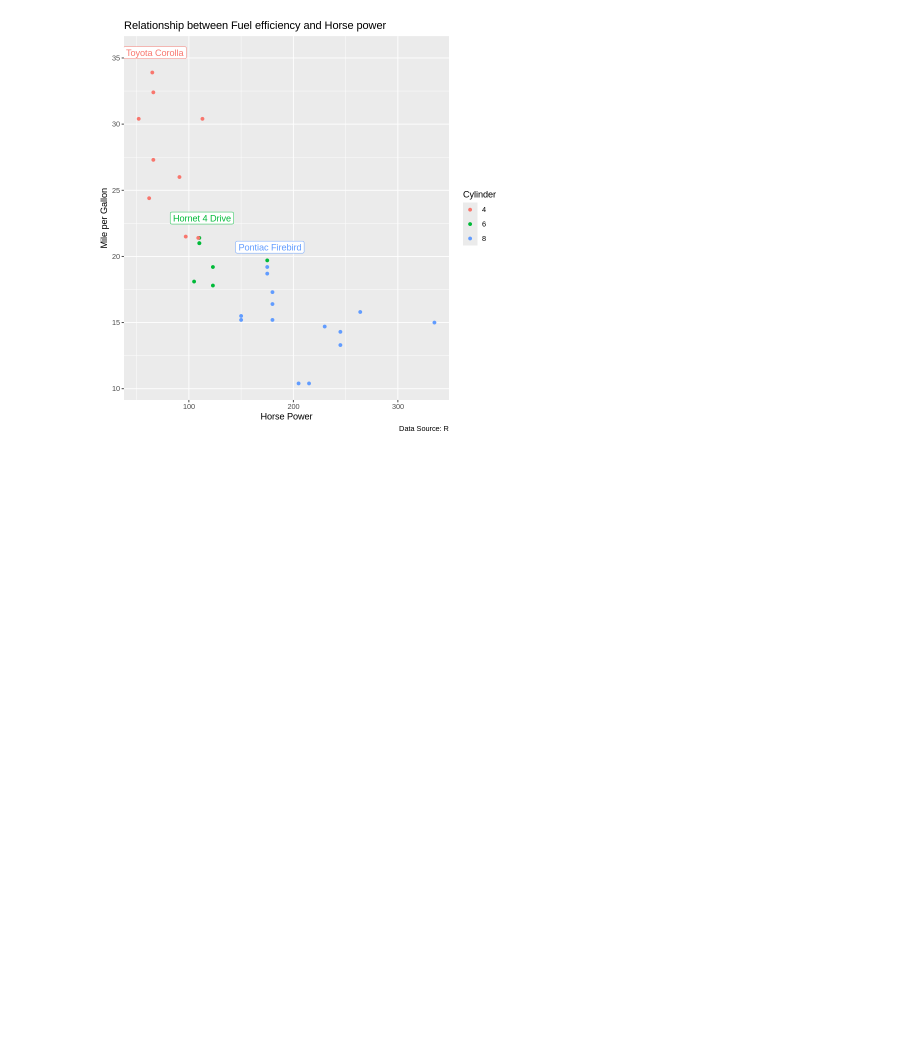
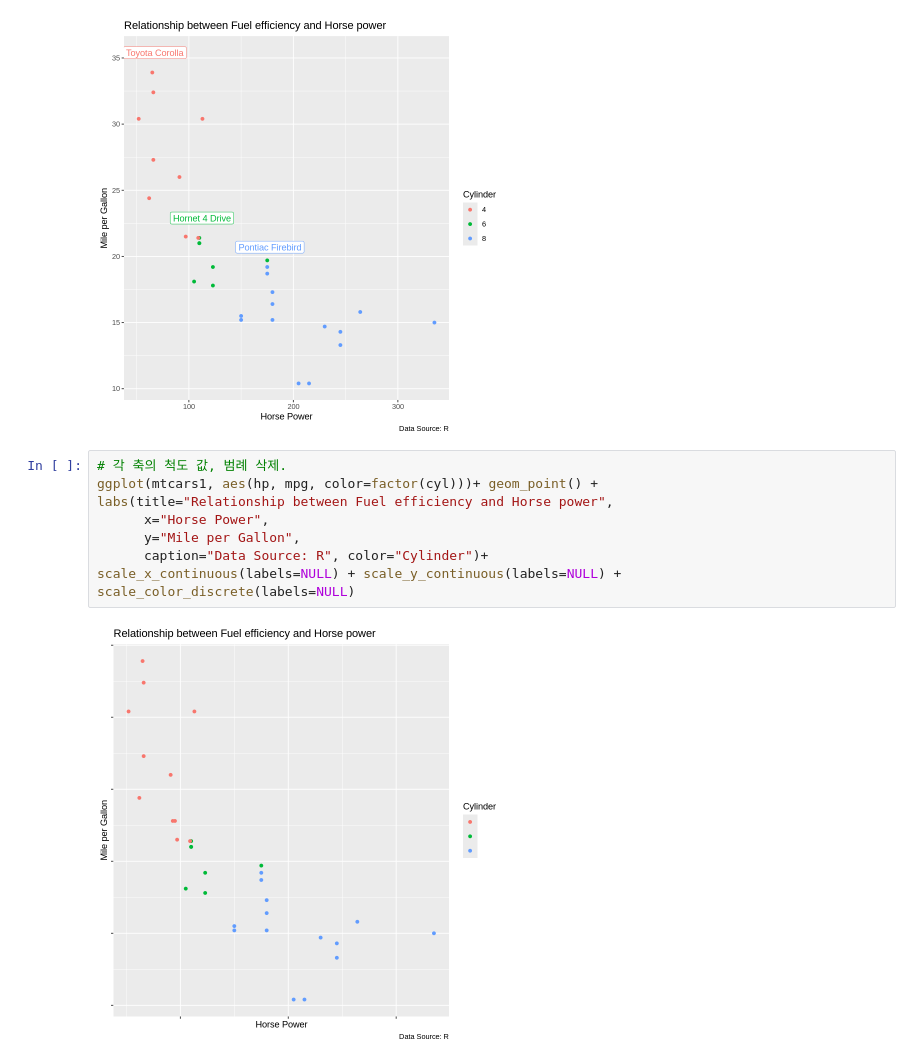
Before and after one commit to hajju0617/Data-Analysis-Study, a Jupyter notebook: R_visualization.ipynb, the cells around one changed output. Drawn from its saved outputs; the diff is of its cells as text; blank space fills up the shorter version.

Commit message:
R - ggplot 시각화

```diff
--- a/R_visualization.ipynb
+++ b/R_visualization.ipynb
@@ -145,3 +145,13 @@ geom_label(aes(label=rowname), data=hmpg, nudge_x=2.5, nudge_y=1.5, label_size=0
 Warning message in geom_label(aes(label = rowname), data = hmpg, nudge_x = 2.5, :
 “Ignoring unknown parameters: `label_size`”
 [figure]
+# %%
+# 각 축의 척도 값, 범례 삭제.
+ggplot(mtcars1, aes(hp, mpg, color=factor(cyl)))+ geom_point() +
+labs(title="Relationship between Fuel efficiency and Horse power",
+      x="Horse Power",
+      y="Mile per Gallon",
+      caption="Data Source: R", color="Cylinder")+
+scale_x_continuous(labels=NULL) + scale_y_continuous(labels=NULL) + scale_color_discrete(labels=NULL)
+# %% [output]
+[figure, added]
```
Also changed, not shown: parts of 1 cell of this notebook.
